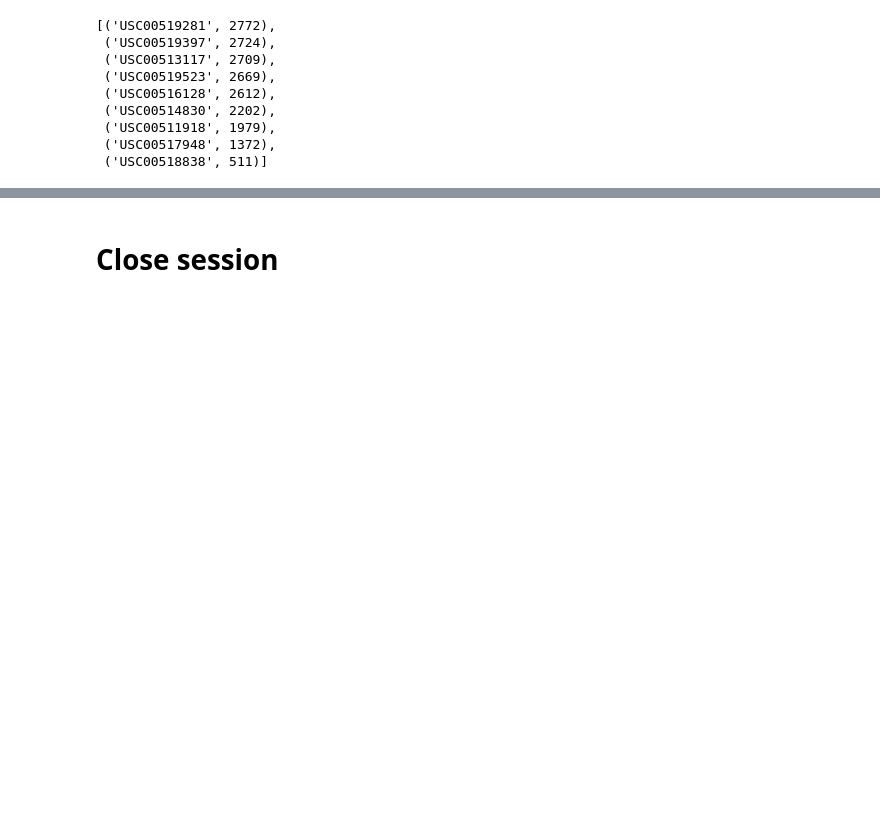
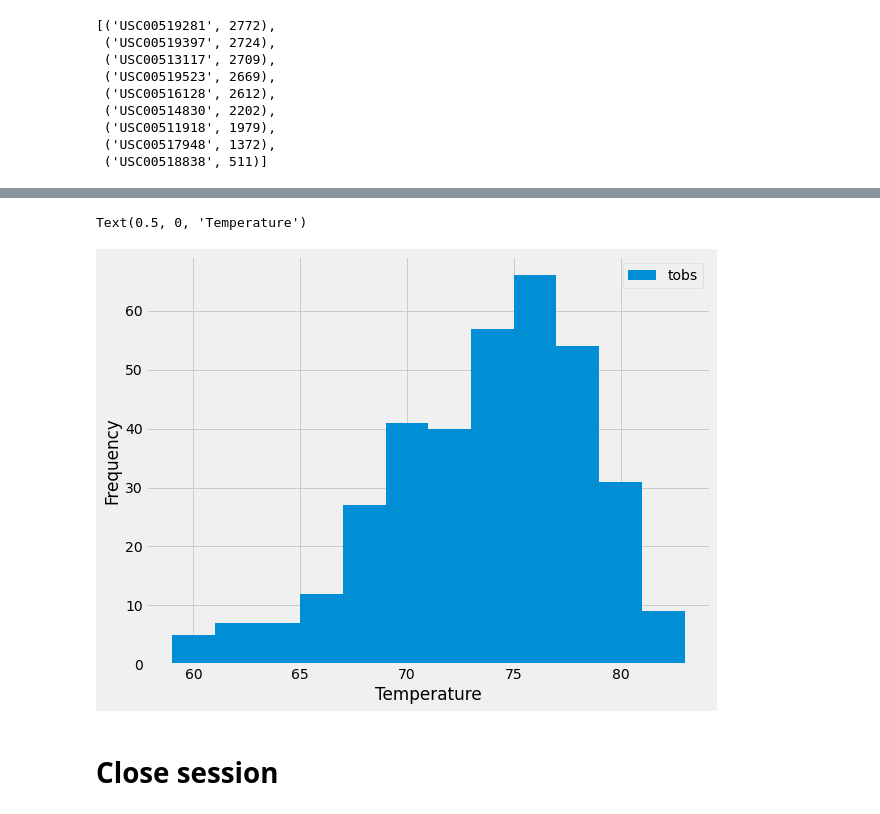
Before and after one commit to shadeetabasi/sqlalchemy-challenge, a Jupyter notebook: climate_starter.ipynb, the cells around one changed output, grey strips where cells are left out. Drawn from its saved outputs; the diff is of its cells as text; code cells hidden in the pictures; blank space fills up the shorter version.

```diff
--- a/climate_starter.ipynb
+++ b/climate_starter.ipynb
@@ -164,3 +170,9 @@ active_stations.all()
 # %%
 # Using the most active station id
-# Query the last 12 months of temperature observation data for this station and plot the results as a histogram
+# Query the last 12 months of temperature observation data for this station
+USC00519281_data = session.query(measurement.date, measurement.tobs).\
+                    filter(measurement.station == 'USC00519281').\
+                    filter(measurement.date > '2016-08-18').all()
+
+#fetch
+USC00519281_data
@@ -167,3 +197,12 @@ active_stations.all()
+# %%
+#plot the results as a histogram
+USC00519281_data_df = pd.DataFrame(USC00519281_data)
+USC00519281_data_df.plot(kind="hist", y='tobs', figsize=(9,7), bins=12)
+plt.ylabel('Frequency')
+plt.xlabel('Temperature')
+# %% [output]
+Text(0.5, 0, 'Temperature')
+[figure, added]
 # %% [markdown]
 # Close session
 # %%
```
Also changed, not shown: parts of 4 cells of this notebook.
